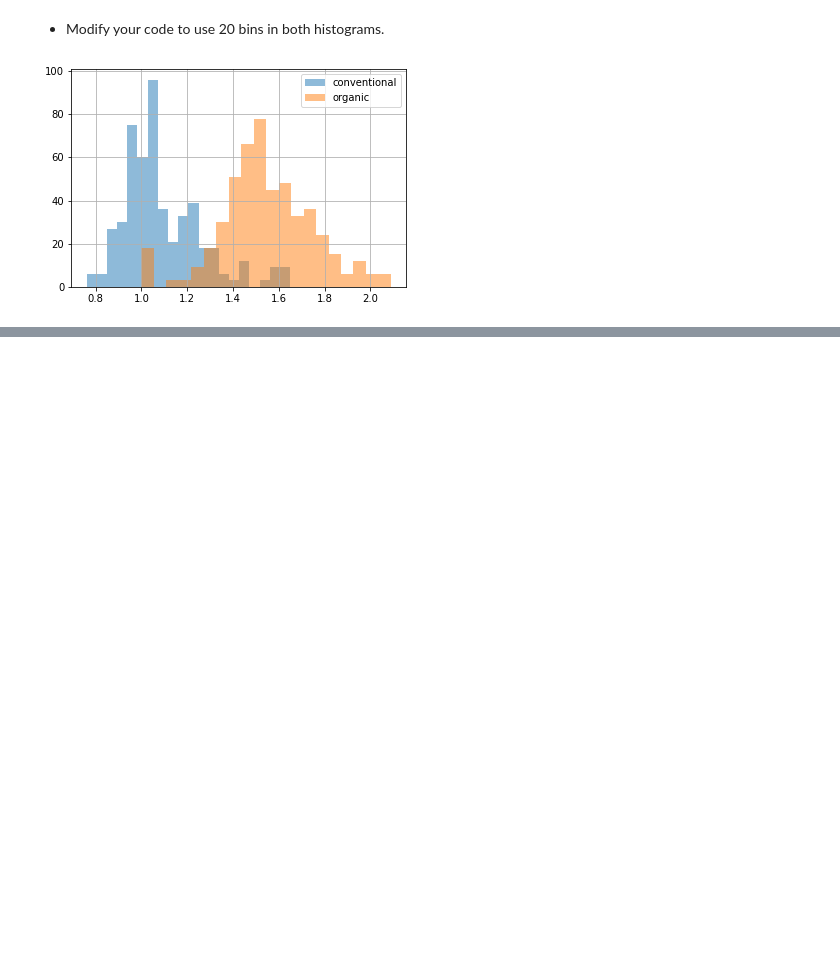
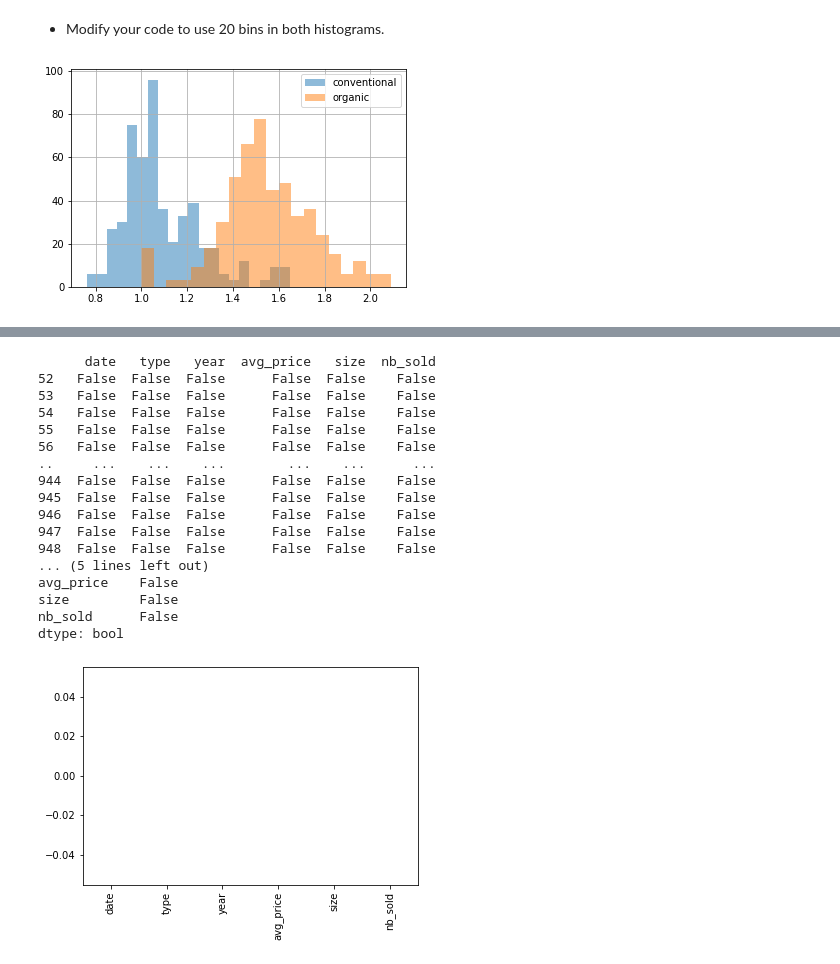
Before and after one commit to edneide/data_manipulation_with_pandas, a Jupyter notebook: 04_visualizacao_de_dados.ipynb, the cells around one changed output, grey strips where cells are left out. Saved outputs shown, nothing was run; the diff lists cells and outputs as text; code cells hidden in the pictures; blank space fills up the shorter version.

```diff
--- a/04_visualizacao_de_dados.ipynb
+++ b/04_visualizacao_de_dados.ipynb
@@ -223,0 +274,3 @@ plt.show()
+# %%
+avocados_2016 = avocados[avocados['year']==2016]
+avocados_2016.head()
@@ -223,0 +284,34 @@ plt.show()
+# %%
+# Import matplotlib.pyplot with alias plt
+import matplotlib.pyplot as plt
+
+# Check individual values for missing values
+print(avocados_2016.isna())
+
+# Check each column for missing values
+print(avocados_2016.isna().any())
+
+# Bar plot of missing values by variable
+avocados_2016.isna().sum().plot(kind="bar")
+
+# Show plot
+plt.show()
+# %% [output]
+      date   type   year  avg_price   size  nb_sold
+52   False  False  False      False  False    False
+53   False  False  False      False  False    False
+54   False  False  False      False  False    False
+55   False  False  False      False  False    False
+56   False  False  False      False  False    False
+..     ...    ...    ...        ...    ...      ...
+944  False  False  False      False  False    False
+945  False  False  False      False  False    False
+946  False  False  False      False  False    False
+947  False  False  False      False  False    False
+948  False  False  False      False  False    False
+... (5 lines left out)
+avg_price    False
+size         False
+nb_sold      False
+dtype: bool
+[figure, added]
```
Also changed, not shown: parts of 13 cells of this notebook.
